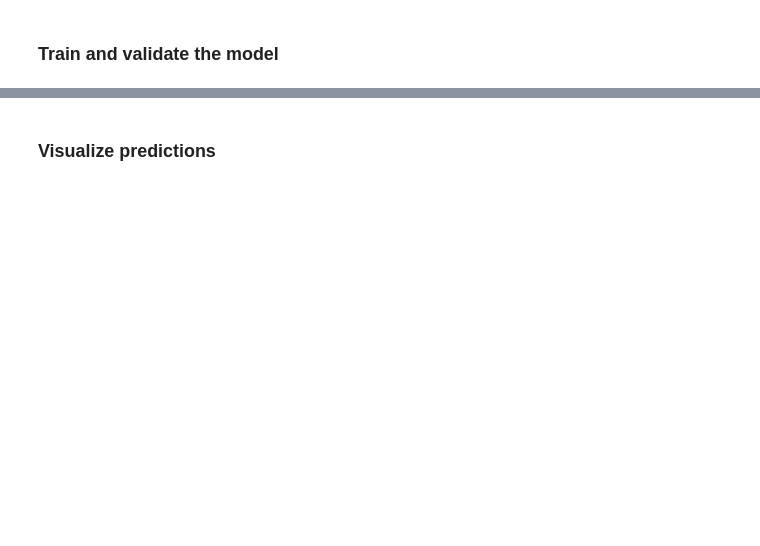
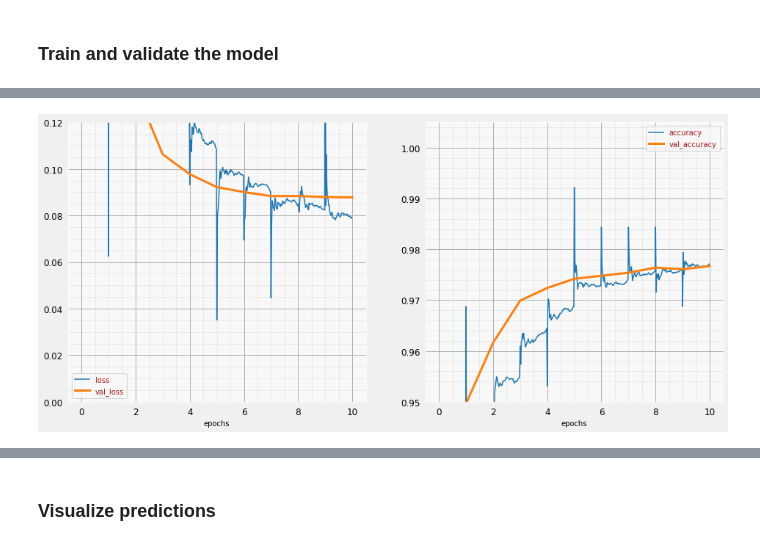
Before and after one commit to ubettercallsaul/Project-ML1, a Jupyter notebook: tensorflow-mnist-tutorial/keras_01_mnist.ipynb, the cells around one changed output, grey strips where cells are left out. Cells and saved outputs as stored; diff of their text form; code cells hidden in the pictures; blank space fills up the shorter version.

```diff
--- a/tensorflow-mnist-tutorial/keras_01_mnist.ipynb
+++ b/tensorflow-mnist-tutorial/keras_01_mnist.ipynb
@@ -246,15 +251,28 @@ If you are not sure what cross-entropy, dropout, softmax or batch-normalization
 model = tf.keras.Sequential(
   [
       tf.keras.layers.Input(shape=(28*28,)),
+      tf.keras.layers.Dense(200, activation='relu'),
+      tf.keras.layers.Dropout(0.25),
+      tf.keras.layers.Dense(100, activation='relu'),
+      tf.keras.layers.Dropout(0.25),
+      tf.keras.layers.Dense(60, activation='relu'),
+      tf.keras.layers.Dropout(0.25),
       tf.keras.layers.Dense(10, activation='softmax')
   ])
 
-model.compile(optimizer='sgd',
+# model.compile(optimizer='adam',
+#               loss='categorical_crossentropy',
+#               metrics=['accuracy'])
+
+# optimizer=tf.keras.optimizers.Adam(lr=0.01)
+
+model.compile(optimizer=tf.keras.optimizers.Adam(lr=0.01),
               loss='categorical_crossentropy',
               metrics=['accuracy'])
+
 
 # print model layers
 model.summary()
 
 # utility callback that displays training curves
-plot_training = PlotTraining(sample_rate=10, zoom=1)
+plot_training = PlotTraining(sample_rate=10, zoom=10)
@@ -263,6 +311,8 @@ plot_training = PlotTraining(sample_rate=10, zoom=1)
 # %%
 steps_per_epoch = 60000//BATCH_SIZE  # 60,000 items in this dataset
 print("Steps per epoch: ", steps_per_epoch)
 
 history = model.fit(training_dataset, steps_per_epoch=steps_per_epoch, epochs=EPOCHS,
-                    validation_data=validation_dataset, validation_steps=1, callbacks=[plot_training])
+                    validation_data=validation_dataset, validation_steps=1, callbacks=[plot_training,lr_decay_callback])
+# %% [output]
+[figure, added]
```
Also changed, not shown: parts of 6 cells of this notebook.
